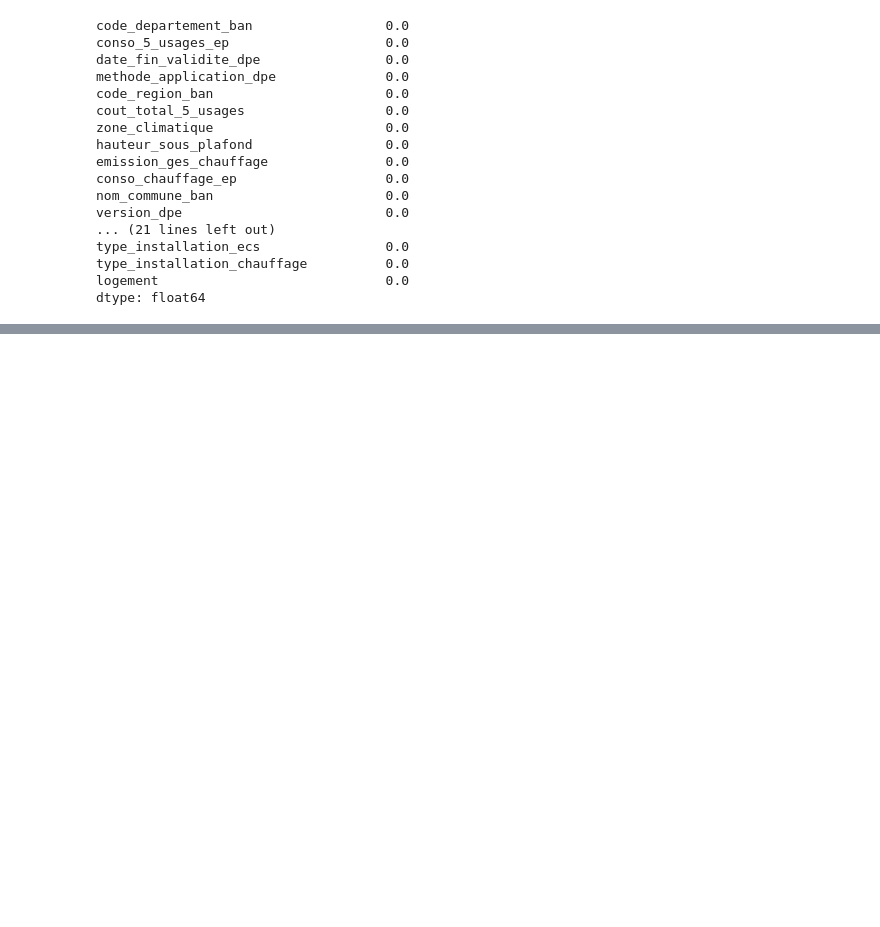
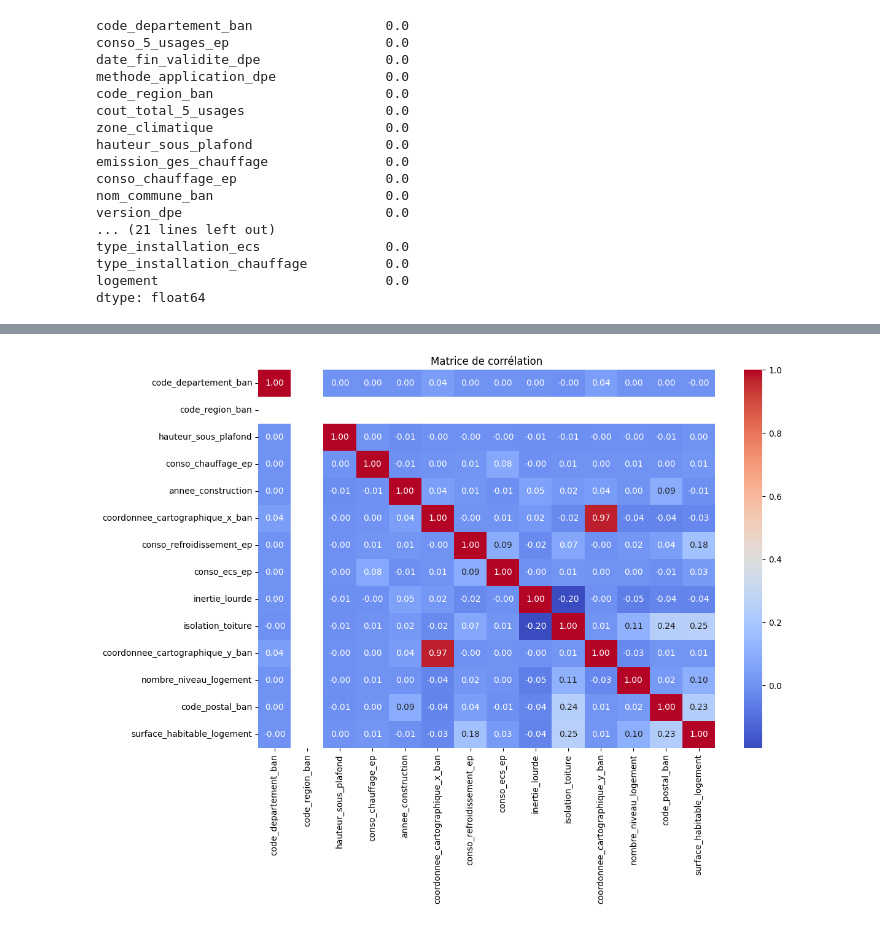
Before and after one commit to riadshrn/m2_enedis_dpe_app, a Jupyter notebook: notebooks/classification.ipynb, the cells around one changed output, grey strips where cells are left out. Cells and saved outputs as stored; diff of their text form; code cells hidden in the pictures; blank space fills up the shorter version.

```diff
--- a/notebooks/classification.ipynb
+++ b/notebooks/classification.ipynb
@@ -184,0 +202,28 @@ dtype: float64
+# %%
+colonnes_a_supprimer = [
+    "etiquette_ges",
+    "emission_ges_5_usages",
+    "emission_ges_chauffage",
+    "conso_5_usages_ep",
+    "cout_total_5_usages",
+    "numero_dpe",
+    "date_reception_dpe",
+    "date_fin_validite_dpe",
+    "version_dpe"
+]
+
+df_existant = df_existant.drop(columns=colonnes_a_supprimer)
+# %%
+numeriques = df_existant.select_dtypes(include=['float64', 'int64']).columns
+categorique = df_existant.select_dtypes(include=['object']).columns
+# %%
+#matrice de corrélation
+import seaborn as sns
+import matplotlib.pyplot as plt
+
+plt.figure(figsize=(12, 8))
+sns.heatmap(df_existant[numeriques].corr(), annot=True, fmt=".2f", cmap="coolwarm")
+plt.title("Matrice de corrélation")
+plt.show()
+# %% [output]
+[figure, added]
```
Also changed, not shown: parts of 17 cells of this notebook.
